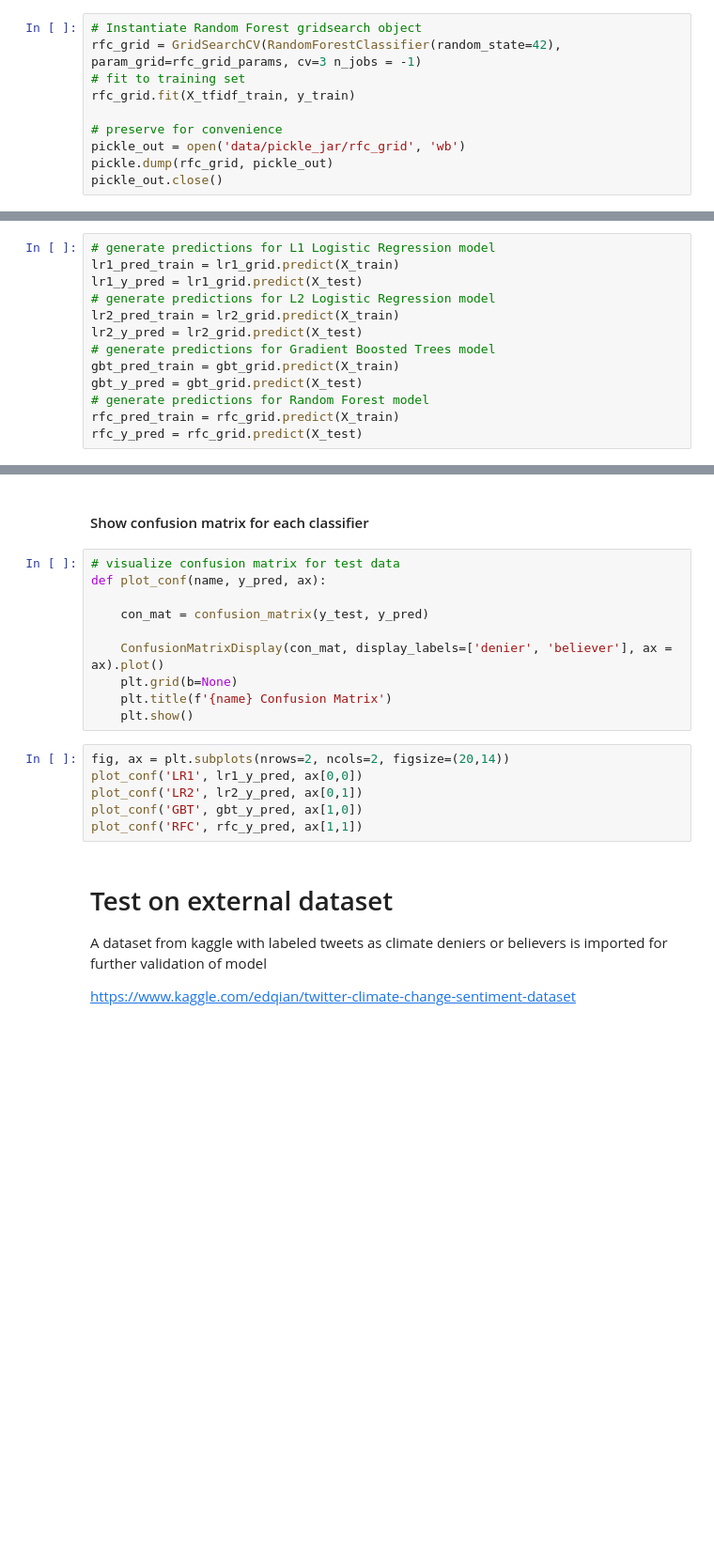
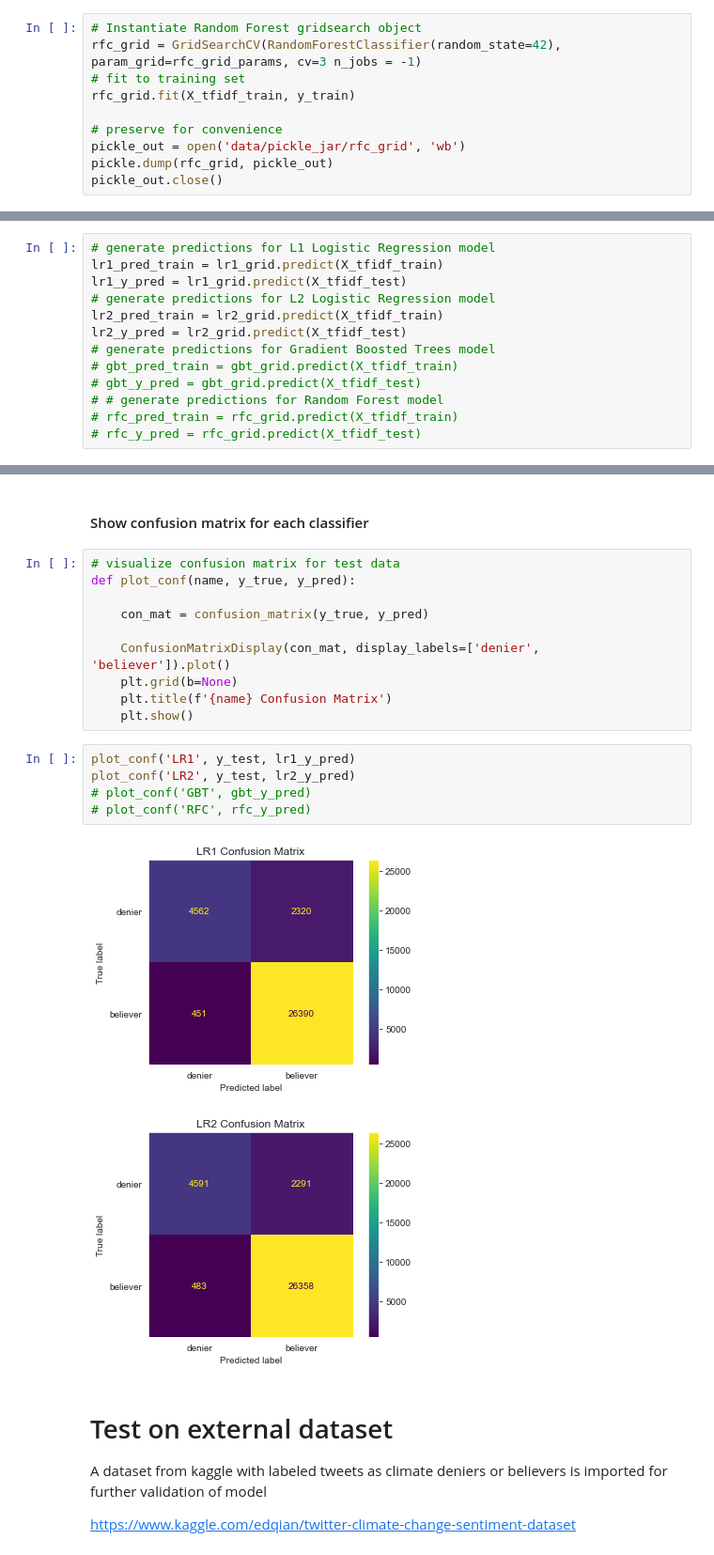
Before and after one commit to JoeBrowz/climate-prop, a Jupyter notebook: modeling_notebook.ipynb, the cells around one changed output, grey strips where cells are left out. Shown at 94% size. Cells and saved outputs as stored; diff of their text form; blank space fills up the shorter version.

```diff
--- a/modeling_notebook.ipynb
+++ b/modeling_notebook.ipynb
@@ -149,13 +160,13 @@ print(gbt_grid.best_params_)
 # %%
 # generate predictions for L1 Logistic Regression model
-lr1_pred_train = lr1_grid.predict(X_train)
-lr1_y_pred = lr1_grid.predict(X_test)
+lr1_pred_train = lr1_grid.predict(X_tfidf_train)
+lr1_y_pred = lr1_grid.predict(X_tfidf_test)
 # generate predictions for L2 Logistic Regression model
-lr2_pred_train = lr2_grid.predict(X_train)
-lr2_y_pred = lr2_grid.predict(X_test)
+lr2_pred_train = lr2_grid.predict(X_tfidf_train)
+lr2_y_pred = lr2_grid.predict(X_tfidf_test)
 # generate predictions for Gradient Boosted Trees model
-gbt_pred_train = gbt_grid.predict(X_train)
-gbt_y_pred = gbt_grid.predict(X_test)
-# generate predictions for Random Forest model
-rfc_pred_train = rfc_grid.predict(X_train)
-rfc_y_pred = rfc_grid.predict(X_test)
+# gbt_pred_train = gbt_grid.predict(X_tfidf_train)
+# gbt_y_pred = gbt_grid.predict(X_tfidf_test)
+# # generate predictions for Random Forest model
+# rfc_pred_train = rfc_grid.predict(X_tfidf_train)
+# rfc_y_pred = rfc_grid.predict(X_tfidf_test)
@@ -184,21 +204,23 @@ lr1_acc, lr1_f1 = acc_f1('RFC', rfc_y_pred, rfc_pred_train)
-# %% [markdown]
-#### Show confusion matrix for each classifier
+# %% [markdown]
+#### Show confusion matrix for each classifier
 # %%
 # visualize confusion matrix for test data
-def plot_conf(name, y_pred, ax):
+def plot_conf(name, y_true, y_pred):
 
-    con_mat = confusion_matrix(y_test, y_pred)
+    con_mat = confusion_matrix(y_true, y_pred)
 
-    ConfusionMatrixDisplay(con_mat, display_labels=['denier', 'believer'], ax = ax).plot()
+    ConfusionMatrixDisplay(con_mat, display_labels=['denier', 'believer']).plot()
     plt.grid(b=None)
     plt.title(f'{name} Confusion Matrix')
     plt.show()
-# %%
-fig, ax = plt.subplots(nrows=2, ncols=2, figsize=(20,14))
-plot_conf('LR1', lr1_y_pred, ax[0,0])
-plot_conf('LR2', lr2_y_pred, ax[0,1])
-plot_conf('GBT', gbt_y_pred, ax[1,0])
-plot_conf('RFC', rfc_y_pred, ax[1,1])
+# %%
+plot_conf('LR1', y_test, lr1_y_pred)
+plot_conf('LR2', y_test, lr2_y_pred)
+# plot_conf('GBT', gbt_y_pred)
+# plot_conf('RFC', rfc_y_pred)
+# %% [output]
+[figure, added]
+[figure, added]
 # %% [markdown]
 
 # Test on external dataset
```
Also changed, not shown: parts of 50 cells of this notebook, 4 other files.
